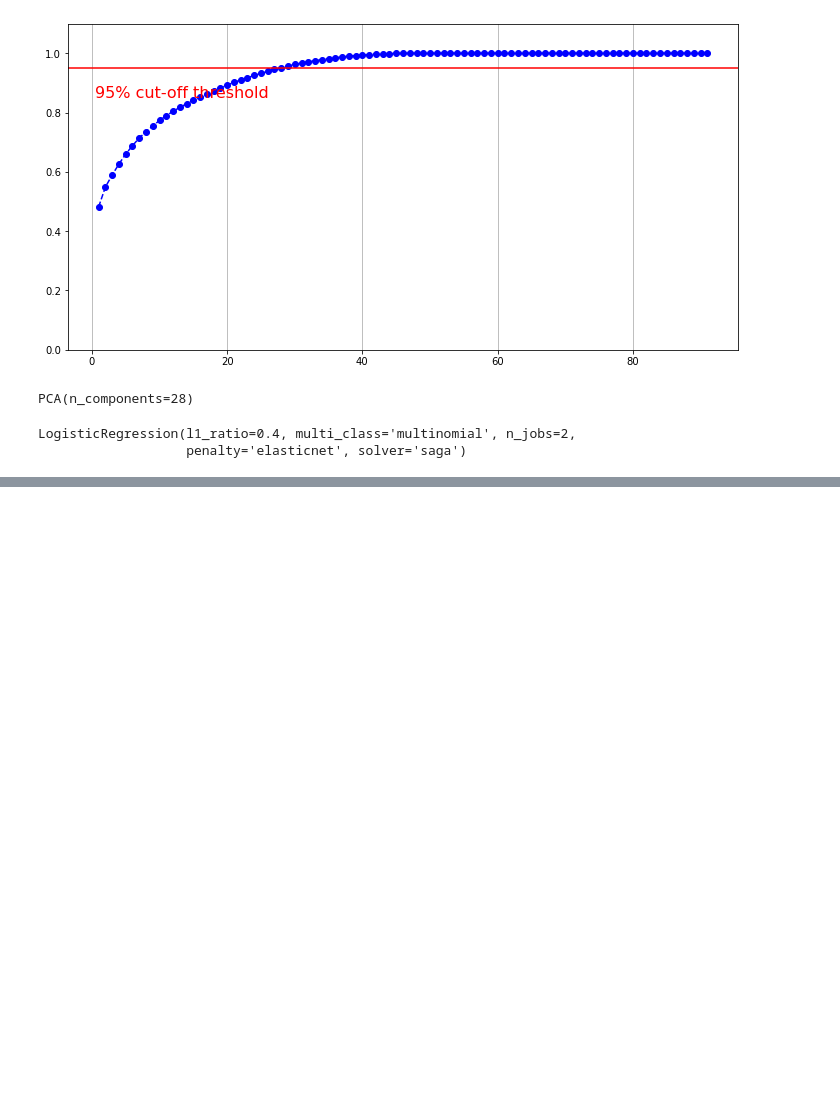
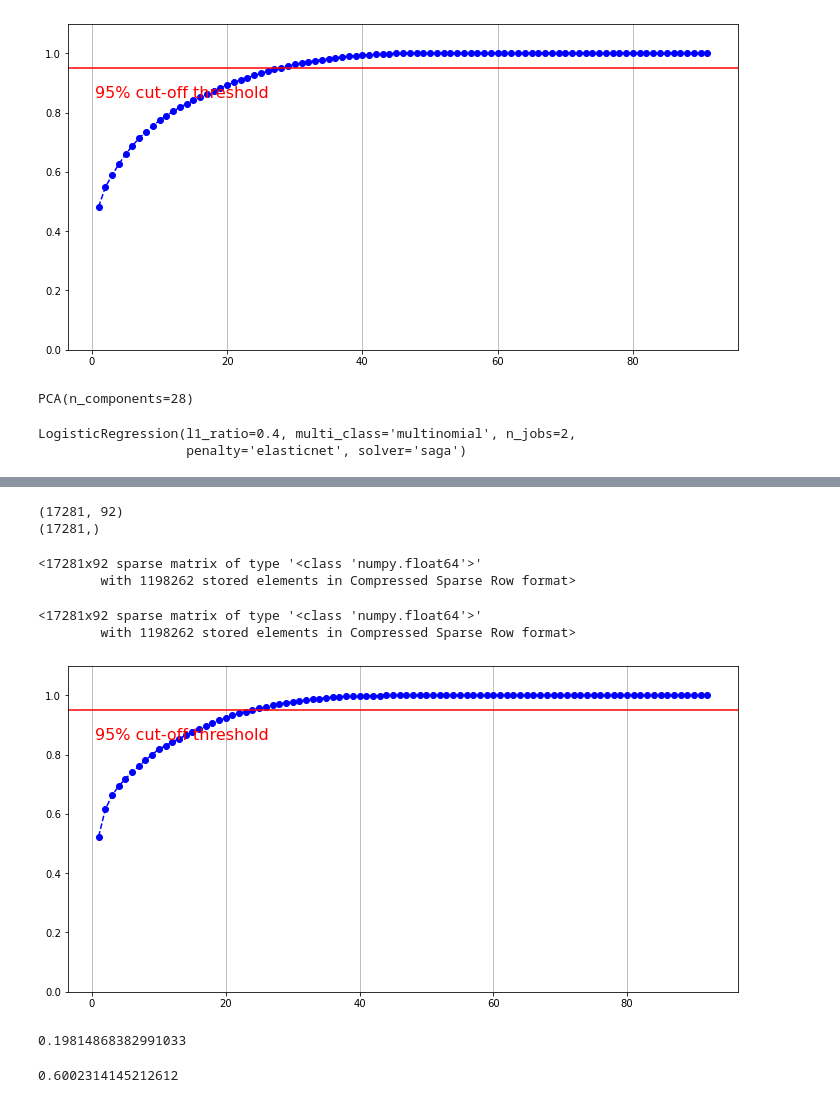
Before and after one commit to Aadit-Patel/WISDM_Health_Monitoring, a Jupyter notebook: base_model_v1.ipynb, the cells around one changed output, grey strips where cells are left out. Saved outputs shown, nothing was run; the diff lists cells and outputs as text; code cells hidden in the pictures; blank space fills up the shorter version.

```diff
--- a/base_model_v1.ipynb
+++ b/base_model_v1.ipynb
@@ -467,0 +536,3 @@ print(acc3)
+# %%
+phone_gyro_df['ACTIVITY'] = labelencoder.fit_transform(phone_gyro_df['ACTIVITY'])
+phone_gyro_df.head()
@@ -467,0 +547,3 @@ print(acc3)
+# %%
+phone_gyro_df['class'] = labelencoder.fit_transform(phone_gyro_df['class'])
+phone_gyro_df.head()
@@ -467,0 +627,2 @@ print(acc3)
+# %%
+phone_gyro_df_shuffle = shuffle(phone_gyro_df)
@@ -467,0 +644,9 @@ print(acc3)
+# %%
+np_data_phone_gyro = phone_gyro_df_shuffle.to_numpy()
+X = np_data_phone_gyro[:,1:]
+Y = np_data_phone_gyro[:,0]
+print(X.shape)
+print(Y.shape)
+# %% [output]
+(17281, 92)
+(17281,)
@@ -467,0 +655,14 @@ print(acc3)
+# %%
+x_sparse
+# %% [output]
+<17281x92 sparse matrix of type '<class 'numpy.float64'>'
+        with 1198262 stored elements in Compressed Sparse Row format>
+# %%
+from sklearn.preprocessing import StandardScaler
+
+scaler = StandardScaler(with_mean = False).fit(x_sparse)
+x_sparse_scaled = scaler.transform(x_sparse)
+x_sparse_scaled
+# %% [output]
+<17281x92 sparse matrix of type '<class 'numpy.float64'>'
+        with 1198262 stored elements in Compressed Sparse Row format>
@@ -467,0 +690,23 @@ print(acc3)
+# %%
+from sklearn.preprocessing import StandardScaler
+x_pca = StandardScaler().fit_transform(X) # normalizing the features
+
+pca = PCA().fit(x_pca)
+
+import matplotlib.pyplot as plt
+plt.rcParams["figure.figsize"] = (12,6)
+
+fig, ax = plt.subplots()
+xi = np.arange(1, 93, step=1)
+yi = np.cumsum(pca.explained_variance_ratio_)
+
+plt.ylim(0.0,1.1)
+plt.plot(xi, yi, marker='o', linestyle='--', color='b')
+
+plt.axhline(y=0.95, color='r', linestyle='-')
+plt.text(0.5, 0.85, '95% cut-off threshold', color = 'red', fontsize = 16)
+
+ax.grid(axis='x')
+plt.show()
+# %% [output]
+[figure, added]
@@ -467,0 +719,25 @@ print(acc3)
+# %%
+logreg5 = LogisticRegression(penalty = 'elasticnet', solver = 'saga', multi_class = 'multinomial', l1_ratio = 0.5, n_jobs = 2)
+logreg5.fit(x_train_pca,y_train)
+
+y_pred = logreg5.predict(x_test_pca)
+
+
+acc5 = accuracy_score(y_test,y_pred)
+
+print(acc5)
+# %% [output]
+0.19814868382991033
+# %%
+from sklearn.ensemble import RandomForestClassifier
+
+clf = RandomForestClassifier(random_state=0, n_jobs = 2)
+clf.fit(x_train, y_train)
+
+y_pred = clf.predict(x_test)
+
+acc = accuracy_score(y_test, y_pred)
+
+print(acc)
+# %% [output]
+0.6002314145212612
```
Also changed, not shown: parts of 40 cells of this notebook.
